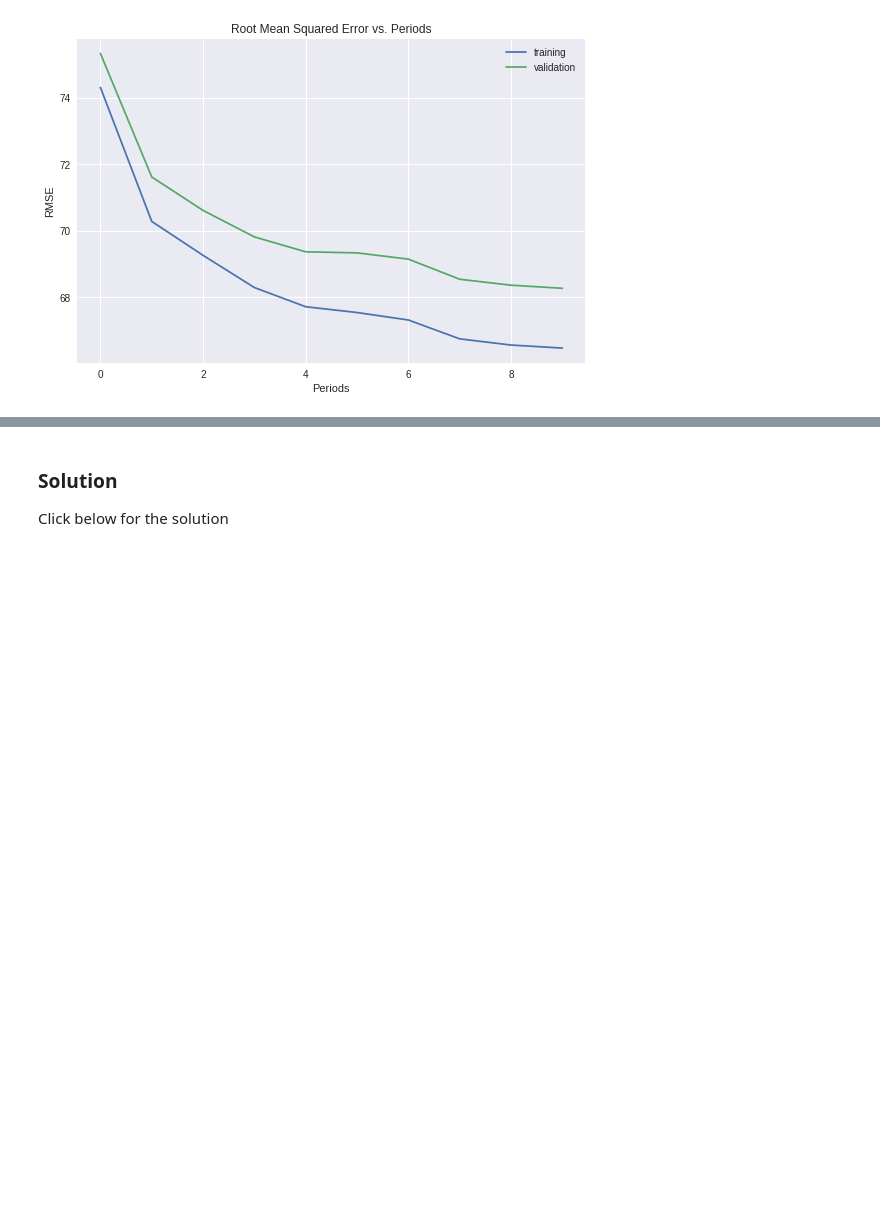
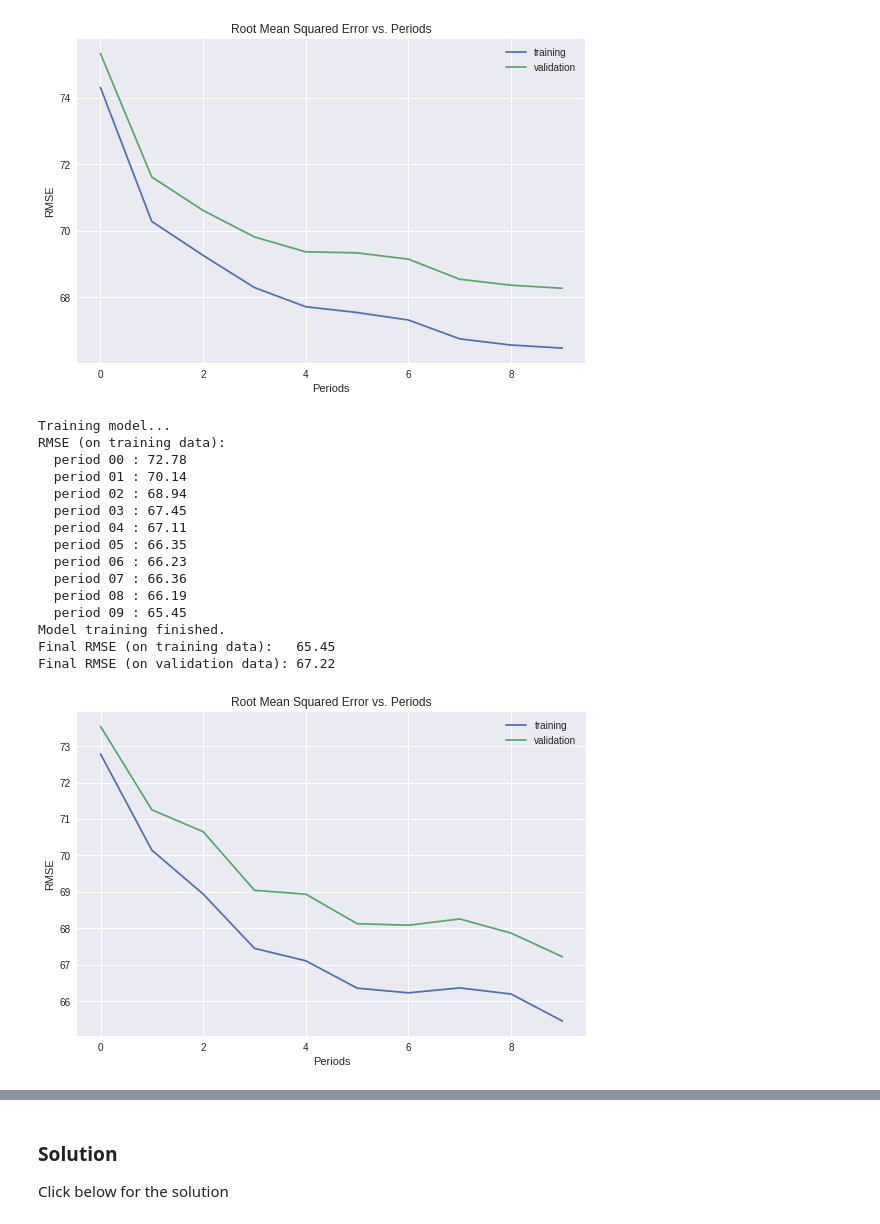
Before and after one commit to tenvol/tsf00, a Jupyter notebook: improving_neural_net_performance.ipynb, the cells around one changed output, grey strips where cells are left out. Saved outputs shown, nothing was run; the diff lists cells and outputs as text; code cells hidden in the pictures; blank space fills up the shorter version.

```diff
--- a/improving_neural_net_performance.ipynb
+++ b/improving_neural_net_performance.ipynb
@@ -566,11 +566,28 @@ Final RMSE (on validation data): 68.27
 [figure]
 # %%
 _ = train_nn_regression_model(
-    my_optimizer=tf.train.AdadeltaOptimizer(learning_rate=1),
+    my_optimizer=tf.train.AdadeltaOptimizer(learning_rate=3),
     steps=5000,
     batch_size=70,
     hidden_units=[10, 10],
     training_examples=normalized_training_examples,
     training_targets=training_targets,
     validation_examples=normalized_validation_examples,
     validation_targets=validation_targets)
+# %% [output]
+Training model...
+RMSE (on training data):
+  period 00 : 72.78
+  period 01 : 70.14
+  period 02 : 68.94
+  period 03 : 67.45
+  period 04 : 67.11
+  period 05 : 66.35
+  period 06 : 66.23
+  period 07 : 66.36
+  period 08 : 66.19
+  period 09 : 65.45
+Model training finished.
+Final RMSE (on training data):   65.45
+Final RMSE (on validation data): 67.22
+[figure, added]
```
Also changed, not shown: parts of 2 cells of this notebook.
